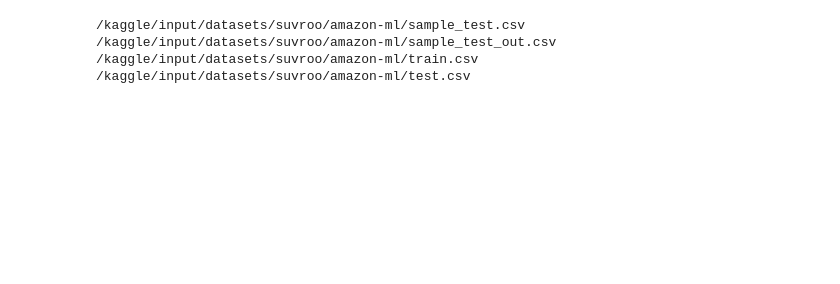
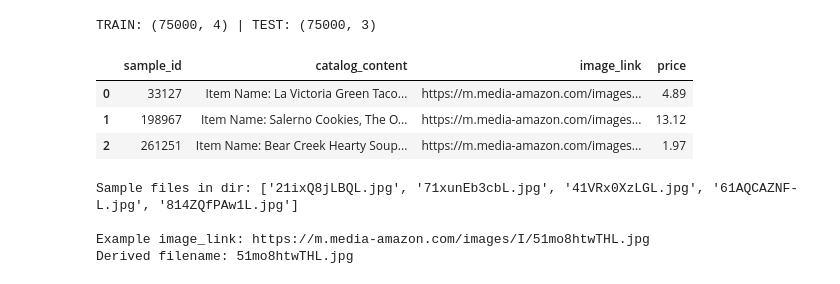
Before and after one commit to Charu-Mittal12/AMAZON-ML-CHALLANGE-2025, a Jupyter notebook: notebooks/01_eda.ipynb, the cells around one changed output. Drawn from its saved outputs; the diff is of its cells as text; code cells hidden in the pictures; blank space fills up the shorter version.

Commit message:
Kaggle Notebook | 01_eda | Version 1

```diff
--- a/notebooks/01_eda.ipynb
+++ b/notebooks/01_eda.ipynb
@@ -1,29 +0,0 @@
-# %%
-# This Python 3 environment comes with many helpful analytics libraries installed
-# It is defined by the kaggle/python Docker image: https://github.com/kaggle/docker-python
-# For example, here's several helpful packages to load
-
-import numpy as np # linear algebra
-import pandas as pd # data processing, CSV file I/O (e.g. pd.read_csv)
-
-# Input data files are available in the read-only "../input/" directory
-# For example, running this (by clicking run or pressing Shift+Enter) will list all files under the input directory
-
-import os
-for dirname, _, filenames in os.walk('/kaggle/input'):
-    for filename in filenames:
-        print(os.path.join(dirname, filename))
-
-# You can write up to 20GB to the current directory (/kaggle/working/) that gets preserved as output when you create a version using "Save & Run All"
-# You can also write temporary files to /kaggle/temp/, but they won't be saved outside of the current session
-
-# Use the kagglehub client library to attach Kaggle resources like competitions, datasets, and models to your session
-# Learn more about kagglehub: https://github.com/Kaggle/kagglehub/blob/main/README.md
-
-import kagglehub
-# kagglehub.dataset_download('<owner>/<dataset-slug>')
-# %% [output]
-/kaggle/input/datasets/suvroo/amazon-ml/sample_test.csv
-/kaggle/input/datasets/suvroo/amazon-ml/sample_test_out.csv
-/kaggle/input/datasets/suvroo/amazon-ml/train.csv
-/kaggle/input/datasets/suvroo/amazon-ml/test.csv
@@ -37,0 +4,29 @@ train.head(3)
+# %%
+DATA_DIR = '/kaggle/input/datasets/suvroo/amazon-ml'
+IMAGES_DIR = f'{DATA_DIR}/train/images'
+
+train = pd.read_csv(f'{DATA_DIR}/train.csv')
+test = pd.read_csv(f'{DATA_DIR}/test.csv')
+
+print("TRAIN:", train.shape, "| TEST:", test.shape)
+train.head(3)
+# %% [output]
+TRAIN: (75000, 4) | TEST: (75000, 3)
+|  | sample_id | catalog_content | image_link | price |
+| 0 | 33127 | Item Name: La Victoria Green Taco... | https://m.media-amazon.com/images... | 4.89 |
+| 1 | 198967 | Item Name: Salerno Cookies, The O... | https://m.media-amazon.com/images... | 13.12 |
+| 2 | 261251 | Item Name: Bear Creek Hearty Soup... | https://m.media-amazon.com/images... | 1.97 |
+# %%
+sample_files = os.listdir(IMAGES_DIR)[:5]
+print("Sample files in dir:", sample_files)
+
+print("\nExample image_link:", train['image_link'].iloc[0])
+print("Derived filename:", os.path.basename(train['image_link'].iloc[0]))
+
+train['image_filename'] = train['image_link'].apply(lambda x: os.path.basename(str(x)))
+test['image_filename'] = test['image_link'].apply(lambda x: os.path.basename(str(x)))
+# %% [output]
+Sample files in dir: ['21ixQ8jLBQL.jpg', '71xunEb3cbL.jpg', '41VRx0XzLGL.jpg', '61AQCAZNF-L.jpg', '814ZQfPAw1L.jpg']
+
+Example image_link: https://m.media-amazon.com/images/I/51mo8htwTHL.jpg
+Derived filename: 51mo8htwTHL.jpg
```
Also changed, not shown: parts of 14 cells of this notebook.
